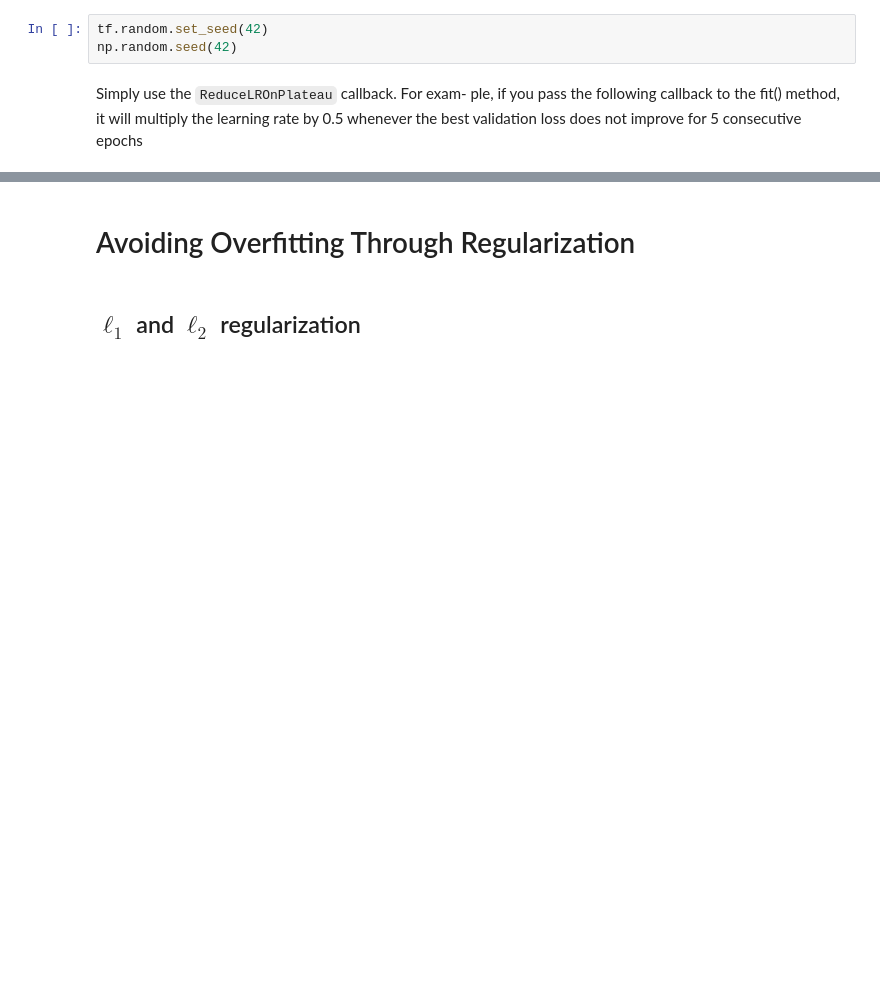
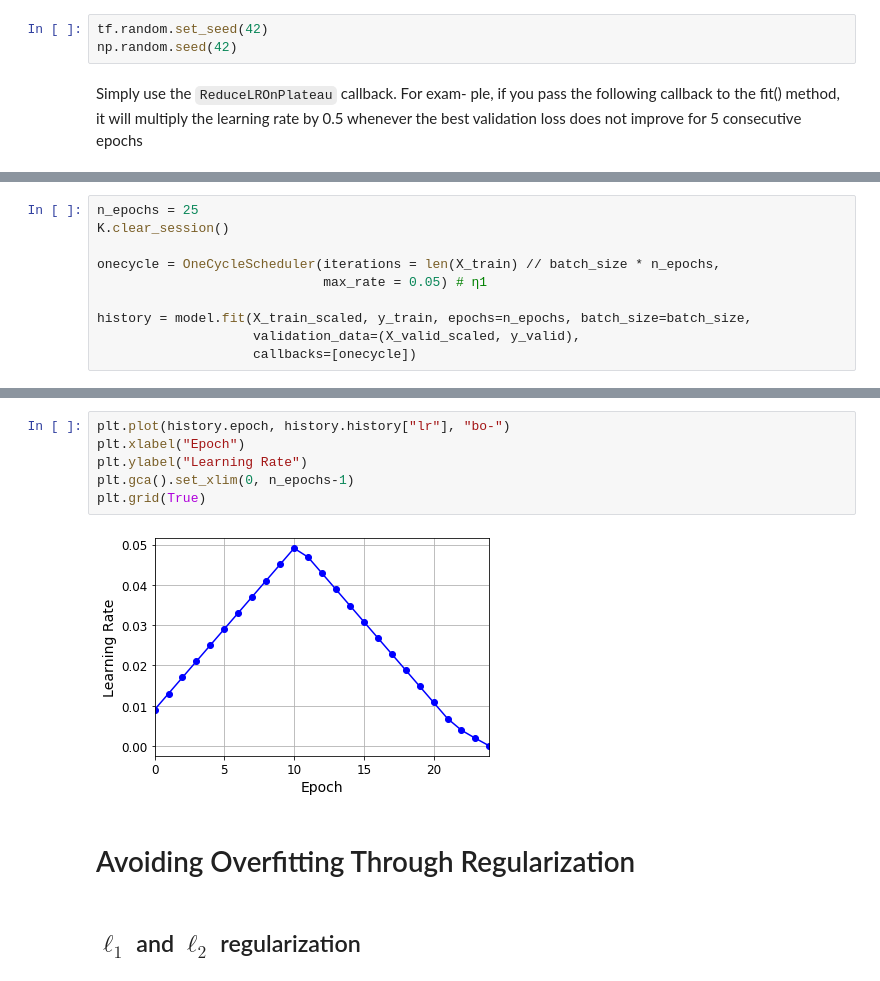
Before and after one commit to soo-pecialist/Hands_on_ML_w_Scikit_Karas_and_TensorFlow, a Jupyter notebook: CH11_Training_Deep_Neural_Networks.ipynb, the cells around one changed output, grey strips where cells are left out. Cells and saved outputs as stored; diff of their text form; blank space fills up the shorter version.

```diff
--- a/CH11_Training_Deep_Neural_Networks.ipynb
+++ b/CH11_Training_Deep_Neural_Networks.ipynb
@@ -1336,0 +1462,10 @@ plt.show()
+# %%
+n_epochs = 25
+K.clear_session()
+
+onecycle = OneCycleScheduler(iterations = len(X_train) // batch_size * n_epochs,
+                             max_rate = 0.05) # η1
+
+history = model.fit(X_train_scaled, y_train, epochs=n_epochs, batch_size=batch_size,
+                    validation_data=(X_valid_scaled, y_valid),
+                    callbacks=[onecycle])
@@ -1337,3 +1490,11 @@ plt.show()
+# %%
+plt.plot(history.epoch, history.history["lr"], "bo-")
+plt.xlabel("Epoch")
+plt.ylabel("Learning Rate")
+plt.gca().set_xlim(0, n_epochs-1)
+plt.grid(True)
+# %% [output]
+[figure, added]
 # %% [markdown]
 # Avoiding Overfitting Through Regularization
 # %% [markdown]
```
Also changed, not shown: parts of 59 cells of this notebook.
